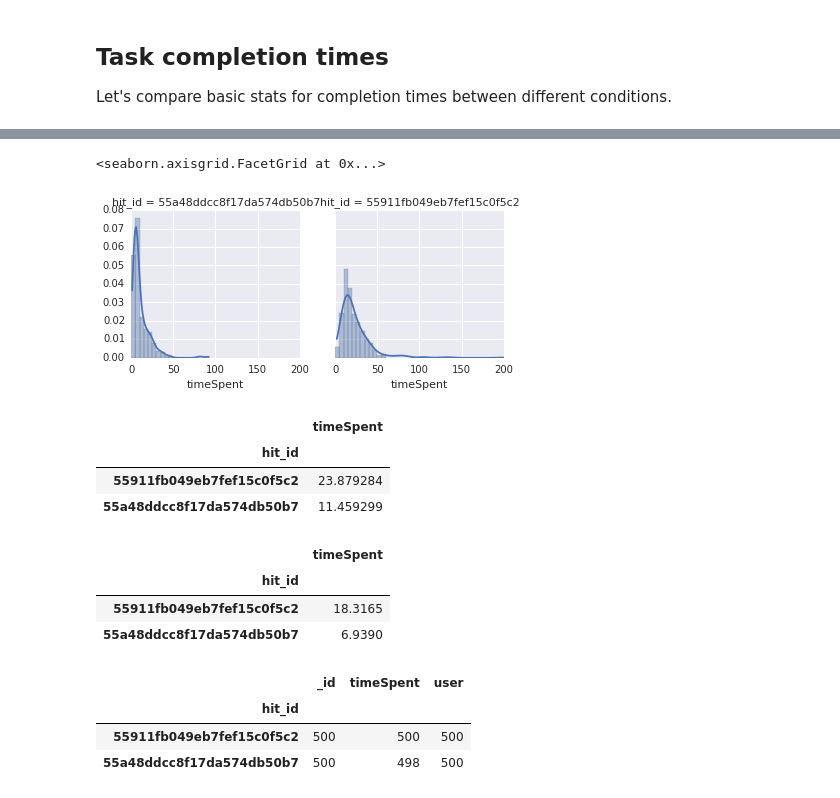
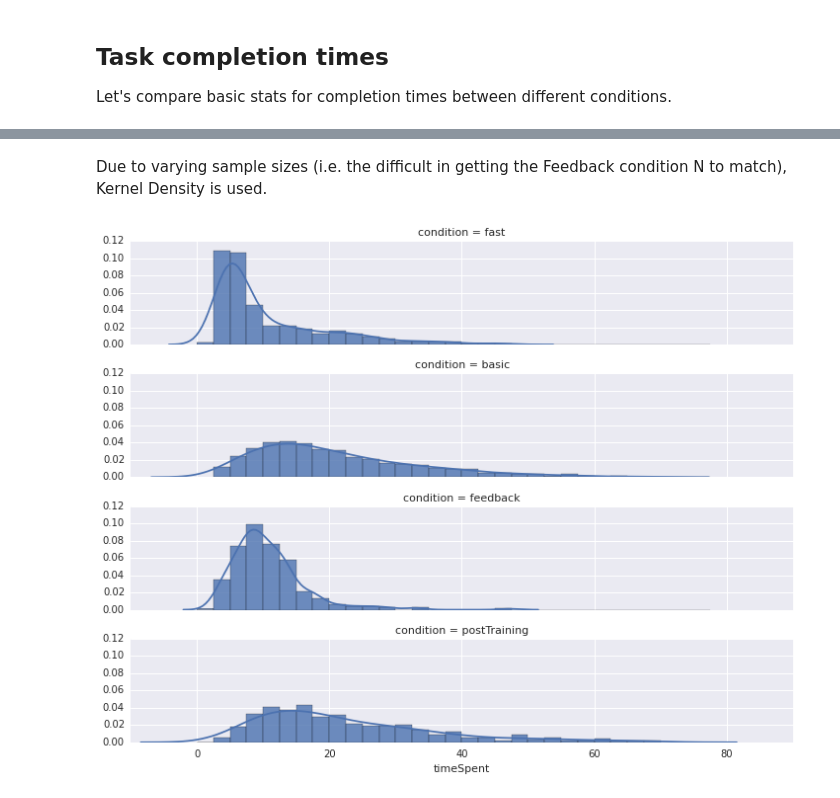
Before and after one commit to organisciak/dissertation, a Jupyter notebook: analysis/Tagging Analysis - Time.ipynb, the cells around one changed output, grey strips where cells are left out. Saved outputs shown, nothing was run; the diff lists cells and outputs as text; code cells hidden in the pictures.

```diff
--- a/analysis/Tagging Analysis - Time.ipynb
+++ b/analysis/Tagging Analysis - Time.ipynb
@@ -52,28 +50,12 @@ a
-# %%
-g = sns.FacetGrid(a, col='hit_id', margin_titles=True)
-bins = np.linspace(0, 60, 13)
-g.map(sns.distplot, "timeSpent", bins=bins)
-# %% [output]
-<seaborn.axisgrid.FacetGrid at 0x...>
-[figure, removed]
-# %%
-a.groupby('hit_id').mean()
-# %% [output]
-|  | timeSpent |
-| hit_id |  |
-| 55911fb049eb7fef15c0f5c2 | 23.879284 |
-| 55a48ddcc8f17da574db50b7 | 11.459299 |
-# %%
-a.groupby('hit_id').median()
-# %% [output]
-|  | timeSpent |
-| hit_id |  |
-| 55911fb049eb7fef15c0f5c2 | 18.3165 |
-| 55a48ddcc8f17da574db50b7 | 6.9390 |
-# %%
-a.groupby('hit_id').count('timeSpent')
-# %% [output]
-|  | _id | timeSpent | user |
-| hit_id |  |  |  |
-| 55911fb049eb7fef15c0f5c2 | 500 | 500 | 500 |
-| 55a48ddcc8f17da574db50b7 | 500 | 498 | 500 |
+# %% [markdown]
+Due to varying sample sizes (i.e. the difficult in getting the Feedback condition N to match), Kernel Density is used.
+# %%
+g = sns.FacetGrid(times.query('timeSpent < 70'), row='condition', size=2, aspect=5, margin_titles=False)
+g.map(sns.distplot, "timeSpent",
+      kde=True, rug=False,
+      hist_kws={'alpha':0.8},
+      # bins are 0 to 80 in 2.5 increments
+      bins=np.arange(0, 80, 2.5)) \
+    .savefig("../images/tagTime1.png")
+# %% [output]
+[figure, added]
```
Also changed, not shown: parts of 10 cells of this notebook, 3 other files.
